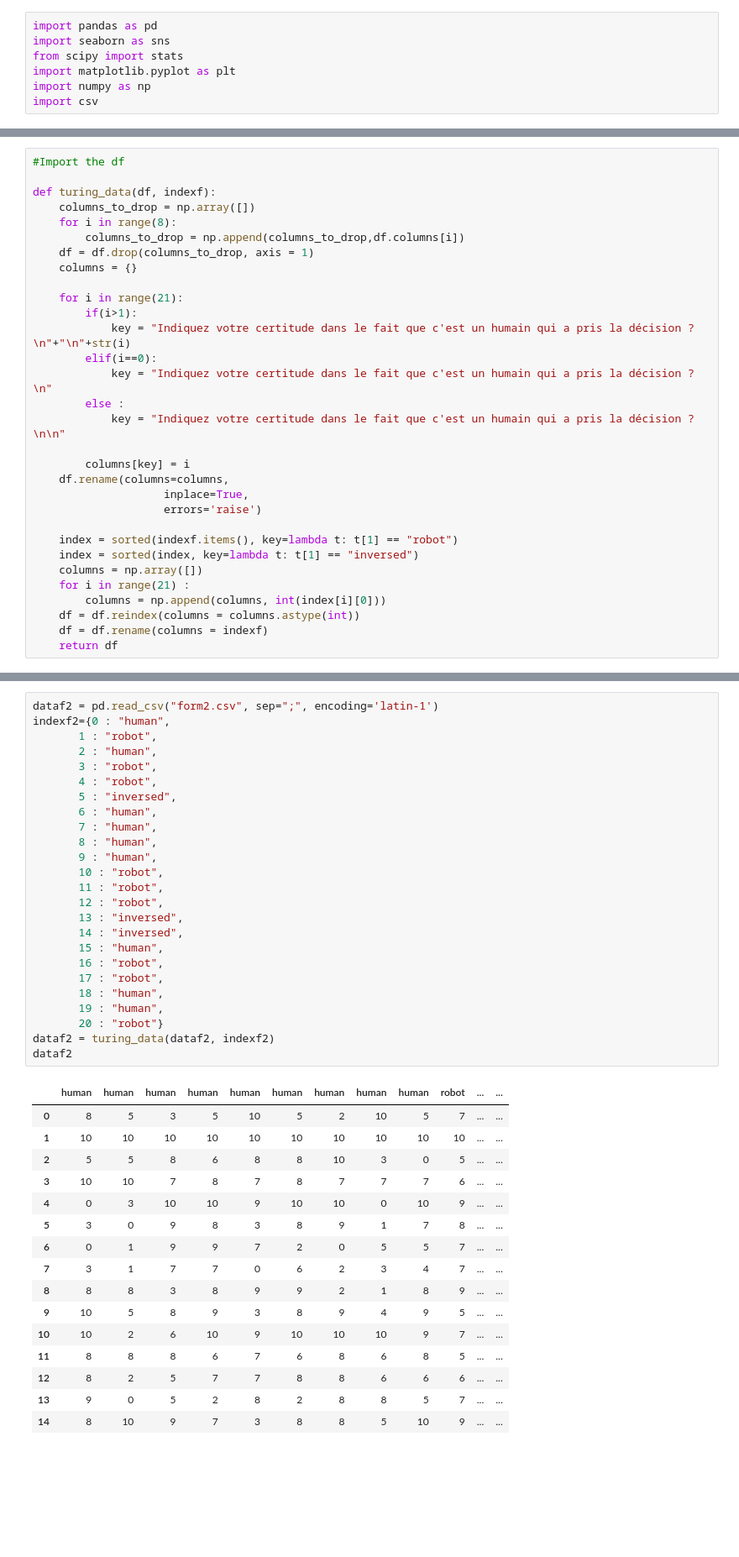
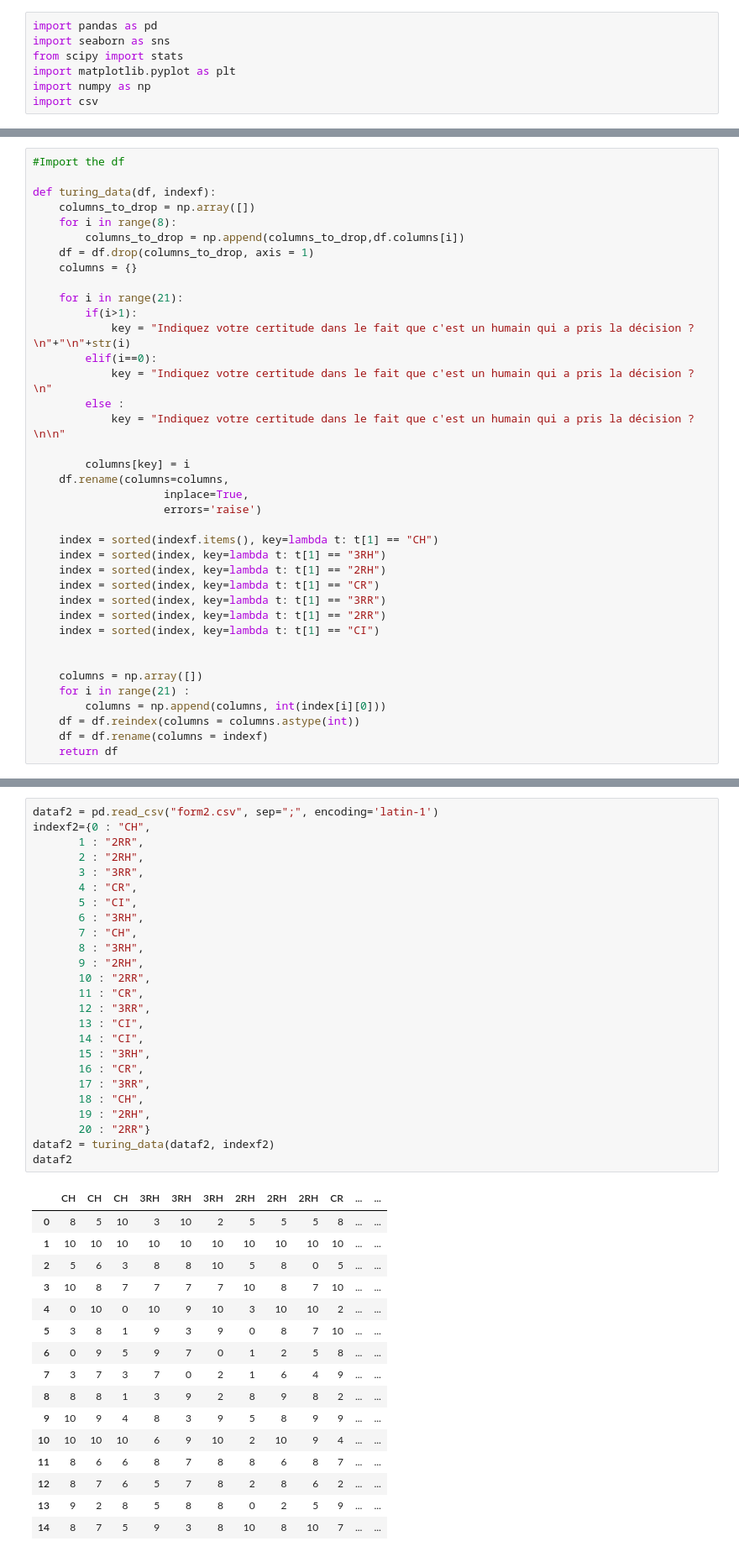
Before and after one commit to SandraVict0r/Morale-XGB-model, a Jupyter notebook: turing.ipynb, the cells around one changed output, grey strips where cells are left out. Shown: that part at 84% size. Saved outputs shown, nothing was run; the diff lists cells and outputs as text; blank space fills up the shorter version.

```diff
--- a/turing.ipynb
+++ b/turing.ipynb
@@ -28,8 +32,15 @@ def turing_data(df, indexf):
                     inplace=True,
                     errors='raise')
 
-    index = sorted(indexf.items(), key=lambda t: t[1] == "robot")
-    index = sorted(index, key=lambda t: t[1] == "inversed")
+    index = sorted(indexf.items(), key=lambda t: t[1] == "CH")
+    index = sorted(index, key=lambda t: t[1] == "3RH")
+    index = sorted(index, key=lambda t: t[1] == "2RH")
+    index = sorted(index, key=lambda t: t[1] == "CR")
+    index = sorted(index, key=lambda t: t[1] == "3RR")
+    index = sorted(index, key=lambda t: t[1] == "2RR")
+    index = sorted(index, key=lambda t: t[1] == "CI")
+
+
     columns = np.array([])
     for i in range(21) :
         columns = np.append(columns, int(index[i][0]))
@@ -77,46 +100,46 @@ dataf1
 11 rows × 21 columns
 # %%
 dataf2 = pd.read_csv("form2.csv", sep=";", encoding='latin-1')
-indexf2={0 : "human",
-       1 : "robot",
-       2 : "human",
-       3 : "robot",
-       4 : "robot",
-       5 : "inversed",
-       6 : "human",
-       7 : "human",
-       8 : "human",
-       9 : "human",
-       10 : "robot",
-       11 : "robot",
-       12 : "robot",
-       13 : "inversed",
-       14 : "inversed",
-       15 : "human",
-       16 : "robot",
-       17 : "robot",
-       18 : "human",
-       19 : "human",
-       20 : "robot"}
+indexf2={0 : "CH",
+       1 : "2RR",
+       2 : "2RH",
+       3 : "3RR",
+       4 : "CR",
+       5 : "CI",
+       6 : "3RH",
+       7 : "CH",
+       8 : "3RH",
+       9 : "2RH",
+       10 : "2RR",
+       11 : "CR",
+       12 : "3RR",
+       13 : "CI",
+       14 : "CI",
+       15 : "3RH",
+       16 : "CR",
+       17 : "3RR",
+       18 : "CH",
+       19 : "2RH",
+       20 : "2RR"}
 dataf2 = turing_data(dataf2, indexf2)
 dataf2
 # %% [output]
-|  | human | human | human | human | human | human | human | human | human | robot | ... | ... |
-| 0 | 8 | 5 | 3 | 5 | 10 | 5 | 2 | 10 | 5 | 7 | ... | ... |
+|  | CH | CH | CH | 3RH | 3RH | 3RH | 2RH | 2RH | 2RH | CR | ... | ... |
+| 0 | 8 | 5 | 10 | 3 | 10 | 2 | 5 | 5 | 5 | 8 | ... | ... |
 | 1 | 10 | 10 | 10 | 10 | 10 | 10 | 10 | 10 | 10 | 10 | ... | ... |
-| 2 | 5 | 5 | 8 | 6 | 8 | 8 | 10 | 3 | 0 | 5 | ... | ... |
-| 3 | 10 | 10 | 7 | 8 | 7 | 8 | 7 | 7 | 7 | 6 | ... | ... |
-| 4 | 0 | 3 | 10 | 10 | 9 | 10 | 10 | 0 | 10 | 9 | ... | ... |
-| 5 | 3 | 0 | 9 | 8 | 3 | 8 | 9 | 1 | 7 | 8 | ... | ... |
-| 6 | 0 | 1 | 9 | 9 | 7 | 2 | 0 | 5 | 5 | 7 | ... | ... |
-| 7 | 3 | 1 | 7 | 7 | 0 | 6 | 2 | 3 | 4 | 7 | ... | ... |
-| 8 | 8 | 8 | 3 | 8 | 9 | 9 | 2 | 1 | 8 | 9 | ... | ... |
-| 9 | 10 | 5 | 8 | 9 | 3 | 8 | 9 | 4 | 9 | 5 | ... | ... |
-| 10 | 10 | 2 | 6 | 10 | 9 | 10 | 10 | 10 | 9 | 7 | ... | ... |
-| 11 | 8 | 8 | 8 | 6 | 7 | 6 | 8 | 6 | 8 | 5 | ... | ... |
-| 12 | 8 | 2 | 5 | 7 | 7 | 8 | 8 | 6 | 6 | 6 | ... | ... |
-| 13 | 9 | 0 | 5 | 2 | 8 | 2 | 8 | 8 | 5 | 7 | ... | ... |
-| 14 | 8 | 10 | 9 | 7 | 3 | 8 | 8 | 5 | 10 | 9 | ... | ... |
+| 2 | 5 | 6 | 3 | 8 | 8 | 10 | 5 | 8 | 0 | 5 | ... | ... |
+| 3 | 10 | 8 | 7 | 7 | 7 | 7 | 10 | 8 | 7 | 10 | ... | ... |
+| 4 | 0 | 10 | 0 | 10 | 9 | 10 | 3 | 10 | 10 | 2 | ... | ... |
+| 5 | 3 | 8 | 1 | 9 | 3 | 9 | 0 | 8 | 7 | 10 | ... | ... |
+| 6 | 0 | 9 | 5 | 9 | 7 | 0 | 1 | 2 | 5 | 8 | ... | ... |
+| 7 | 3 | 7 | 3 | 7 | 0 | 2 | 1 | 6 | 4 | 9 | ... | ... |
+| 8 | 8 | 8 | 1 | 3 | 9 | 2 | 8 | 9 | 8 | 2 | ... | ... |
+| 9 | 10 | 9 | 4 | 8 | 3 | 9 | 5 | 8 | 9 | 9 | ... | ... |
+| 10 | 10 | 10 | 10 | 6 | 9 | 10 | 2 | 10 | 9 | 4 | ... | ... |
+| 11 | 8 | 6 | 6 | 8 | 7 | 8 | 8 | 6 | 8 | 7 | ... | ... |
+| 12 | 8 | 7 | 6 | 5 | 7 | 8 | 2 | 8 | 6 | 2 | ... | ... |
+| 13 | 9 | 2 | 8 | 5 | 8 | 8 | 0 | 2 | 5 | 9 | ... | ... |
+| 14 | 8 | 7 | 5 | 9 | 3 | 8 | 10 | 8 | 10 | 7 | ... | ... |
 15 rows × 21 columns
 # %%
 dataf3 = pd.read_csv("form3.csv", sep=";", encoding='latin-1')
```
Also changed, not shown: parts of 12 cells of this notebook.
